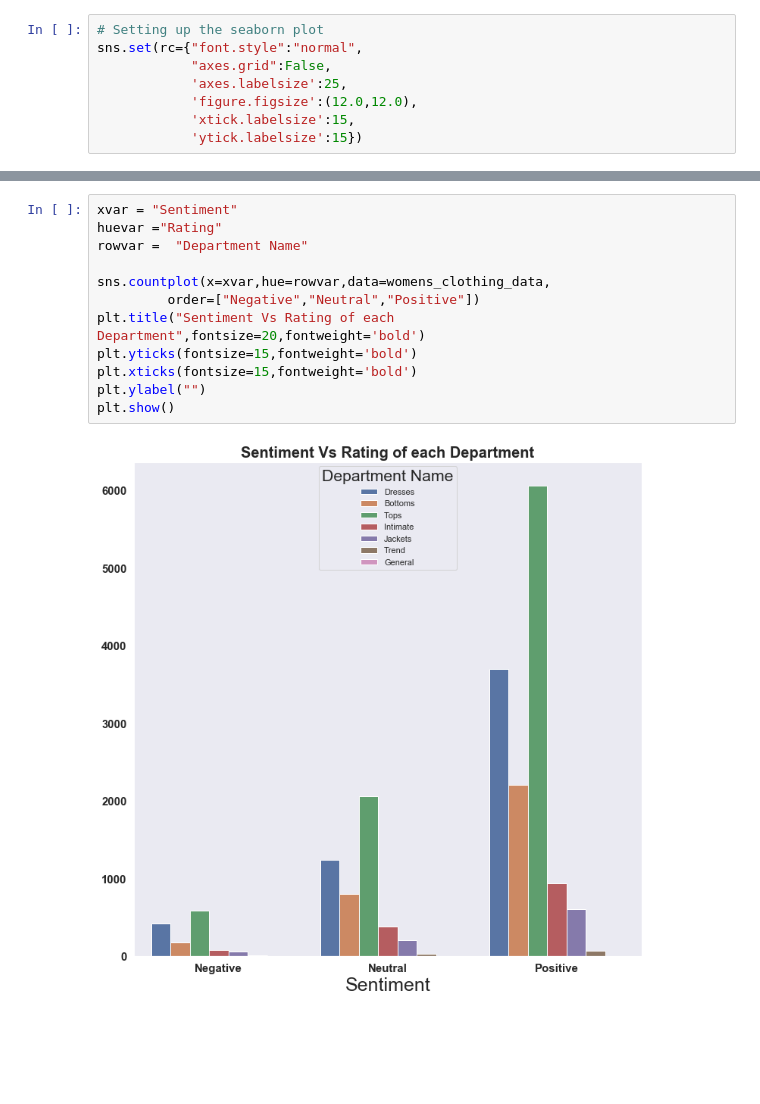
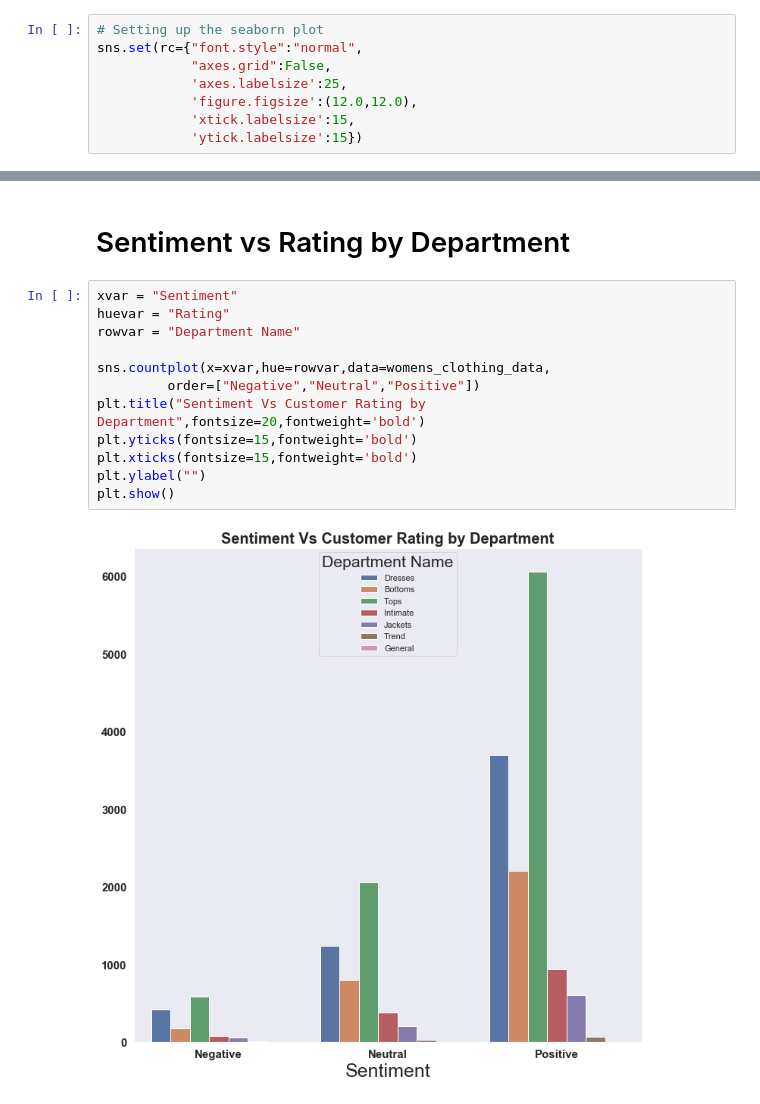
Before and after one commit to skylar17/final_project_CUdbc, a Jupyter notebook: Kamal_Womens_Clothing_Review.ipynb, the cells around one changed output, grey strips where cells are left out. Cells and saved outputs as stored; diff of their text form; blank space fills up the shorter version.

```diff
--- a/Kamal_Womens_Clothing_Review.ipynb
+++ b/Kamal_Womens_Clothing_Review.ipynb
@@ -195,14 +220,16 @@ sns.set(rc={"font.style":"normal",
+# %% [markdown]
+# Sentiment vs Rating by Department
 # %%
 xvar = "Sentiment"
-huevar ="Rating"
-rowvar =  "Department Name"
+huevar = "Rating"
+rowvar = "Department Name"
 
 sns.countplot(x=xvar,hue=rowvar,data=womens_clothing_data,
          order=["Negative","Neutral","Positive"])
-plt.title("Sentiment Vs Rating of each Department",fontsize=20,fontweight='bold')
+plt.title("Sentiment Vs Customer Rating by Department",fontsize=20,fontweight='bold')
 plt.yticks(fontsize=15,fontweight='bold')
 plt.xticks(fontsize=15,fontweight='bold')
 plt.ylabel("")
 plt.show()
 # %% [output]
-[figure, old version]
+[figure, new version]
```
Also changed, not shown: parts of 15 cells of this notebook.
